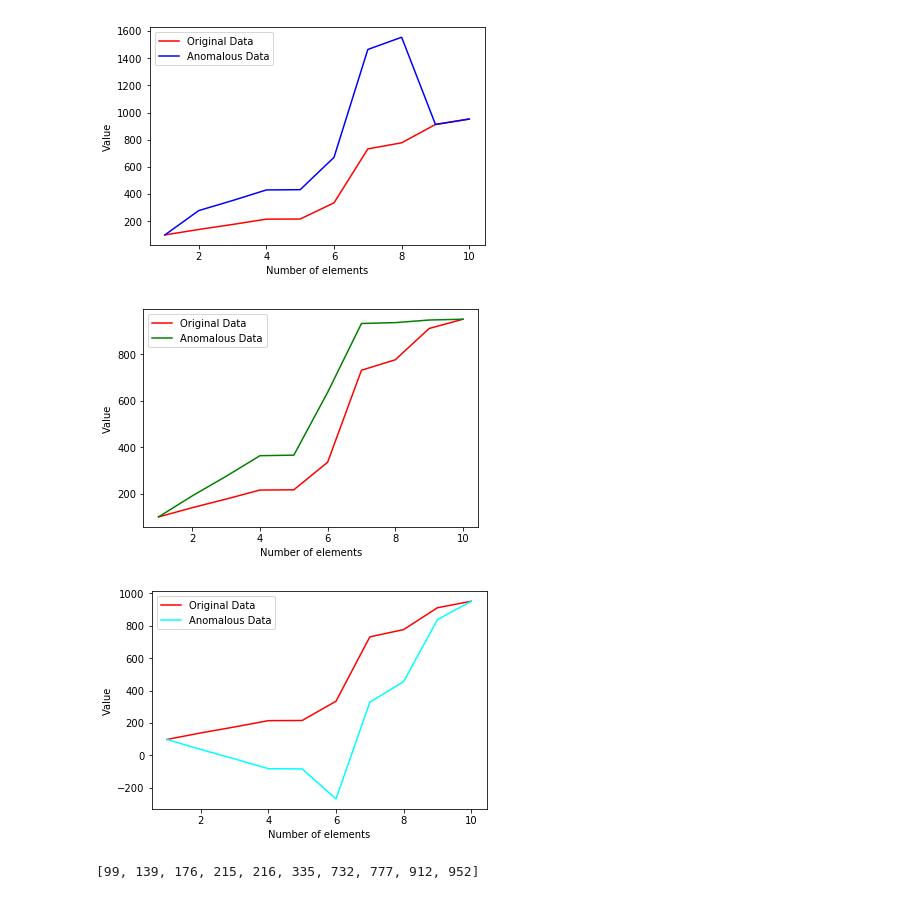
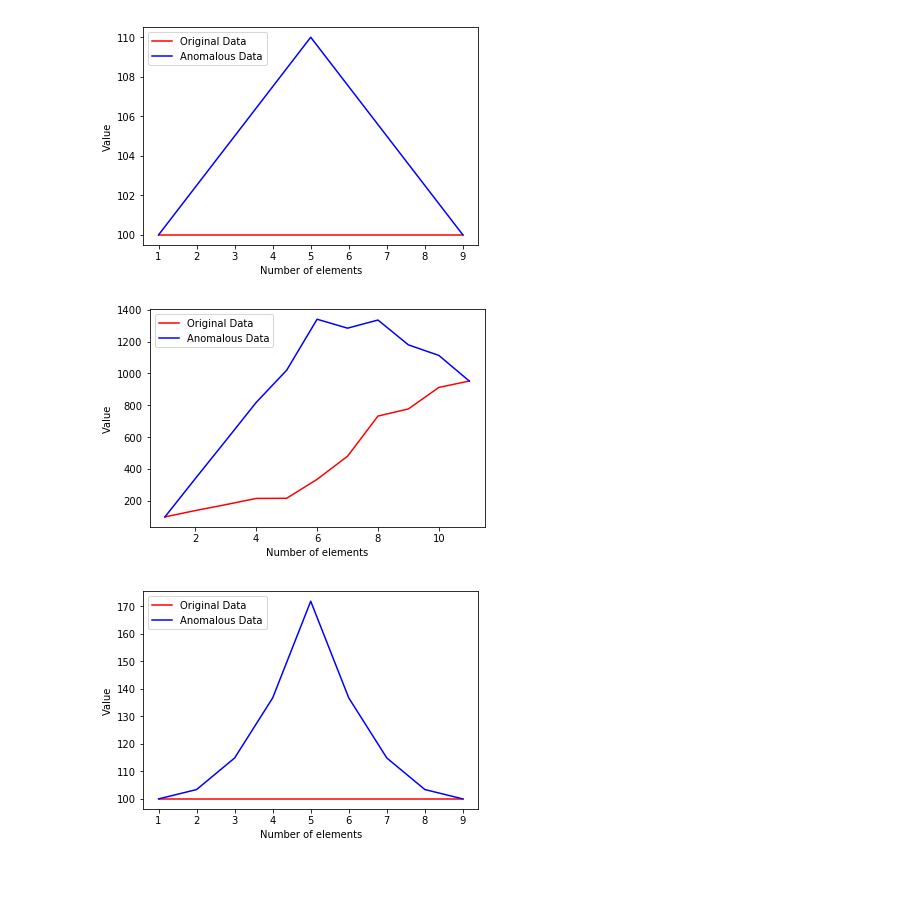
Before and after one commit to arunna09/AnomalyDetection, a Jupyter notebook: Notebooks/Anomaly_injection_2.ipynb, the cells around one changed output. Drawn from its saved outputs; the diff is of its cells as text; code cells hidden in the pictures.

```diff
--- a/Notebooks/Anomaly_injection_2.ipynb
+++ b/Notebooks/Anomaly_injection_2.ipynb
@@ -76,0 +42,18 @@ def add_anomaly_3(num):
+# %%
+def add_anomaly_exp(num):
+    t_num = make_zeroes(num)
+    num.sort()
+    mu = len(num)/2
+    print mu
+    last_idx = len(num) - 1
+    #print last_idx
+    for j in range(0,len(num)):
+        if j <= mu:
+            #print j
+            t_num[j] = num[j] * math.exp(float(j)/float(mu)) - j * (float(num[j])/float(mu))
+            #t_num[j] = num[j] * (num[mu] ** j)
+        else:
+            k = last_idx - j
+            #t_num[j] = num[j] * (num[mu] ** k)
+            t_num[j] = num[j] * math.exp(float(k)/float(mu)) - k * (float(num[j])/float(mu))
+    return t_num
@@ -77,8 +87,10 @@ def add_anomaly_3(num):
 # %%
-sample_data = [952, 335, 216, 912, 732, 777, 139, 176, 215, 99]
-sample_data.sort()
-#sample_data = np.random.rand(10)
-anomaly_data = add_anomaly(sample_data,100.0)
-anomaly2_data = add_anomaly_2(sample_data)
-anomaly3_data = add_anomaly_3(sample_data)
+sample_data = [100] * 9
+sample_random_data = [952, 335, 216, 912, 732, 777, 139, 176, 215, 99, 480]
+anomaly_data = add_anomaly(sample_random_data,300.0)
+anomaly1_data = add_anomaly(sample_data,10.0)
+anomaly2_data = add_anomaly_exp(sample_data)
+anomaly3_data = add_anomaly_exp(sample_random_data)
+anomaly4_data = add_anomaly_dynamically(sample_data,40.0, 3, 5)
+anomaly5_data = add_anomaly_dynamically(sample_random_data, 40.0, 3, 5)
 # %% [output]
@@ -91,15 +113,15 @@ mu
 # %%
-test1 = plot_func(sample_data,'red','Original Data')
-test2 = plot_func(anomaly_data,'blue','Anomalous Data')
+test_1 = plot_func(sample_data,'red','Original Data')
+test_2 = plot_func(anomaly1_data,'blue','Anomalous Data')
 # %% [output]
-[figure, old version]
+[figure, new version]
 # %%
-test3 = plot_func(sample_data,'red','Original Data')
-test4 = plot_func(anomaly2_data,'green','Anomalous Data')
+test3 = plot_func(sample_random_data,'red','Original Data')
+test4 = plot_func(anomaly_data,'blue','Anomalous Data')
 # %% [output]
-[figure, old version]
+[figure, new version]
 # %%
-test3 = plot_func(sample_data,'red','Original Data')
-test4 = plot_func(anomaly3_data,'cyan','Anomalous Data')
+test5 = plot_func(sample_data,'red','Original Data')
+test6 = plot_func(anomaly2_data,'blue','Anomalous Data')
 # %% [output]
-[figure, old version]
+[figure, new version]
@@ -108,4 +127,0 @@ sample_data.sort()
-# %%
-sample_data
-# %% [output]
-[99, 139, 176, 215, 216, 335, 732, 777, 912, 952]
```
Also changed, not shown: parts of 13 cells of this notebook, 11 other files.
